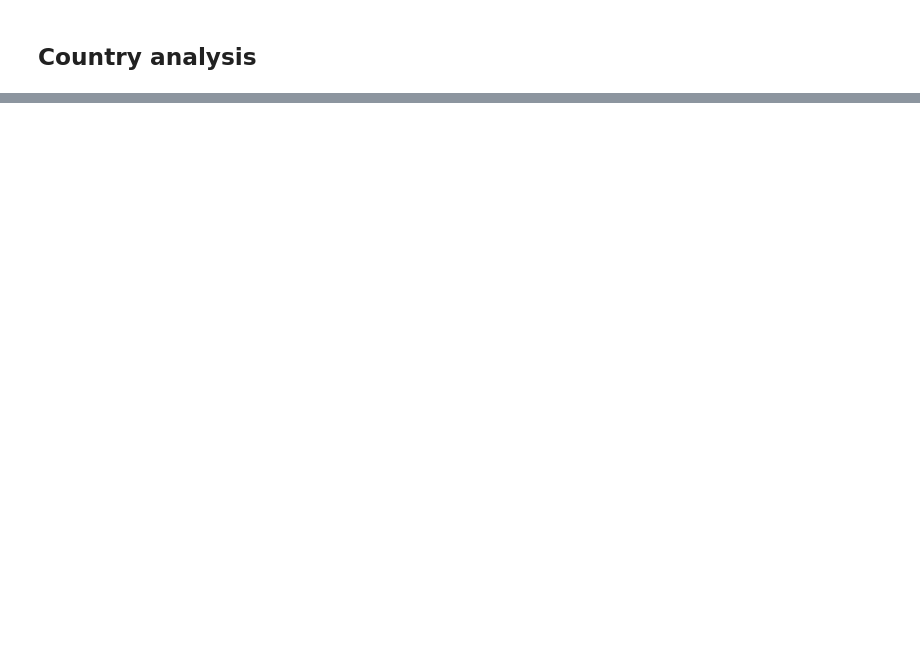
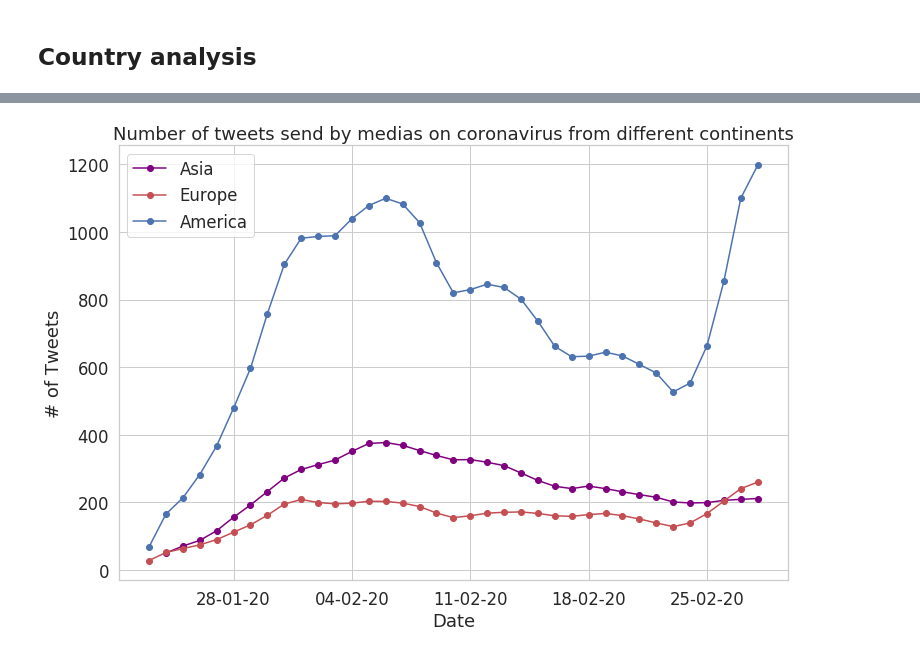
Before and after one commit to JRappaz/Panorama, a Jupyter notebook: notebooks/COVID.ipynb, the cells around one changed output, grey strips where cells are left out. Drawn from its saved outputs; the diff is of its cells as text; code cells hidden in the pictures; blank space fills up the shorter version.

```diff
--- a/notebooks/COVID.ipynb
+++ b/notebooks/COVID.ipynb
@@ -627,0 +634,6 @@ test.loc[0]["location"][0]
+# %%
+dataset = pd.read_csv("/mnt/datastore/data/tweets_medias_full.csv")
+dataset = dataset[~dataset.text.isna()]
+dataset = dataset.merge(locations, left_on='user_location', right_on='user_location', how='left')
+dataset['created_at'] = pd.to_datetime(dataset['created_at'])
+dataset.to_csv("/mnt/datastore/data/tweets_medias_full.csv", encoding='utf-8', index=False)
@@ -627,0 +654,45 @@ test.loc[0]["location"][0]
+# %%
+dataset['country'] = dataset['location'].apply(lambda loc: loc.address.split(", ")[-1] if not pd.isnull(loc) else None)
+
+america = ['United States of America', 'Canada']
+europe = ['United Kingdom', 'Switzerland', 'Ireland', 'France', 'España', 'Deutschland']
+asia = ['Philippines', 'China', 'Malaysia', 'Indonesia', 'India']
+
+asia_count = countByDay(dataset[dataset['country'].isin(asia)], "created_at")
+europe_count = countByDay(dataset[dataset['country'].isin(europe)], "created_at")
+america_count = countByDay(dataset[dataset['country'].isin(america)], "created_at")
+
+
+# Prettier plotting with seaborn
+sns.set(font_scale=1.5, style="whitegrid")
+
+fig, ax = plt.subplots(figsize=(12, 8))
+ax.plot(asia_count['date'],
+        asia_count['created_at'].rolling(window=10).mean(),
+        '-o',
+        color='purple', label="Asia")
+
+ax.plot(europe_count['date'],
+        europe_count['created_at'].rolling(window=10).mean(),
+        '-o',
+        color='r', label="Europe")
+
+ax.plot(america_count['date'],
+        america_count['created_at'].rolling(window=10).mean(),
+        '-o',
+        color='b', label="America")
+
+ax.set_ylabel('# of Tweets')
+ax.set(xlabel="Date",
+       title="Number of tweets send by medias on coronavirus from different continents")
+
+# Format the x axis
+ax.xaxis.set_major_locator(mdates.WeekdayLocator(interval=2))
+ax.xaxis.set_major_formatter(DateFormatter("%d-%m-%y"))
+
+# Ensure ticks fall once every other week (interval=2)
+ax.xaxis.set_major_locator(mdates.WeekdayLocator(interval=1))
+plt.legend()
+plt.show()
+# %% [output]
+[figure, added]
```
Also changed, not shown: parts of 17 cells of this notebook.
